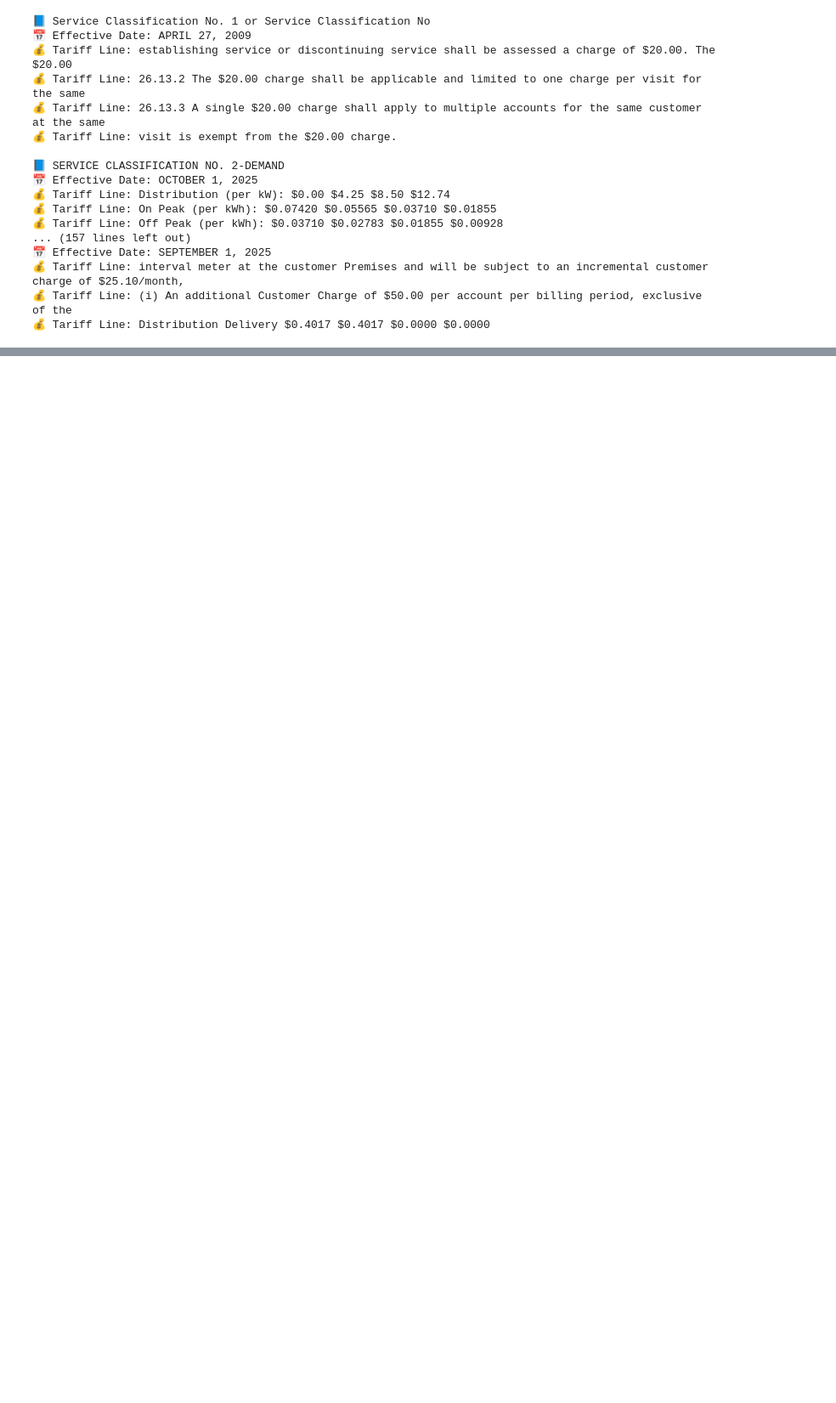
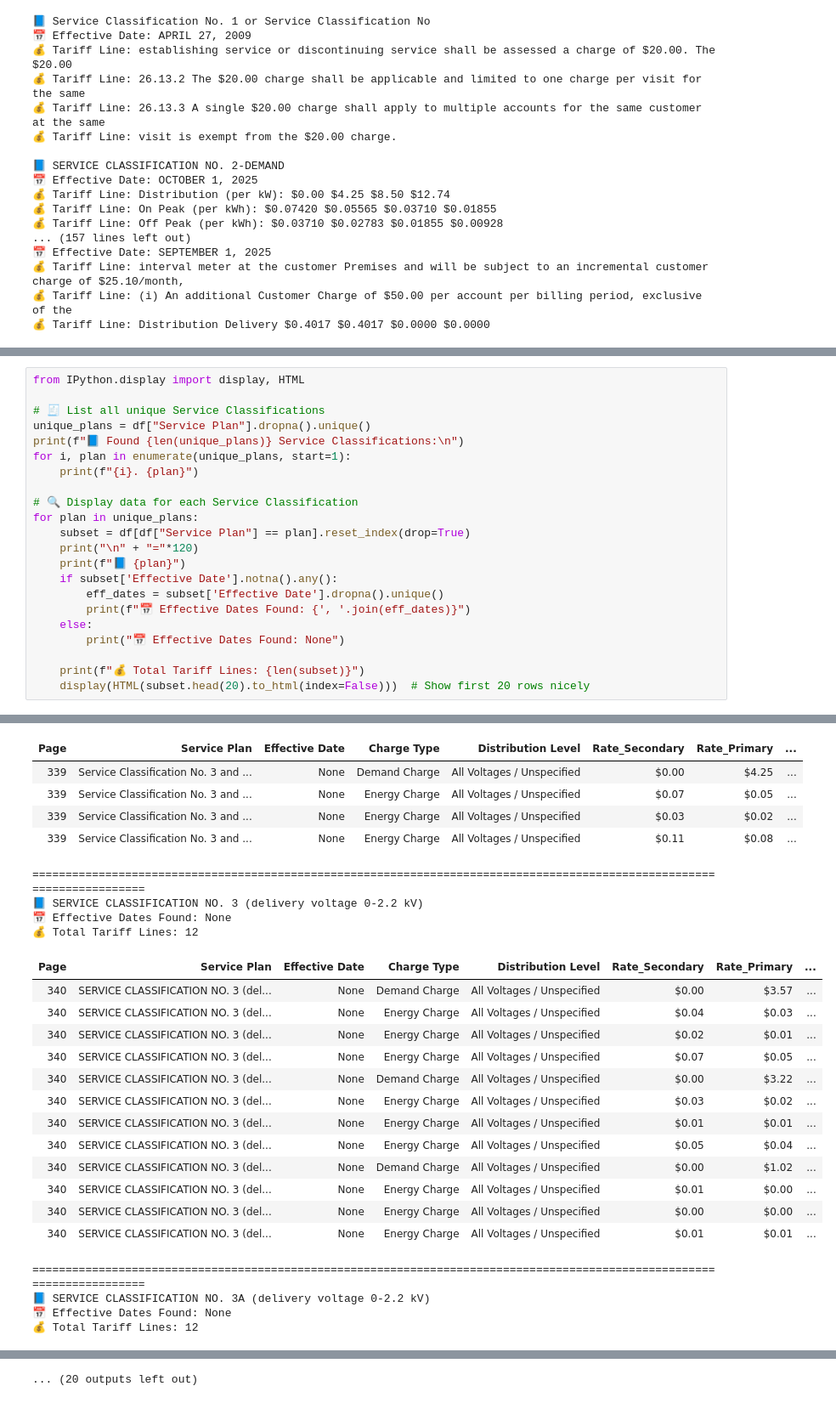
Before and after one commit to harshalsp0011/utility-billing-ai, a Jupyter notebook: src/agents/tariff_analysis/tariff_pdf_parser.ipynb, the cells around one changed output, grey strips where cells are left out. Shown at 85% size. Saved outputs shown, nothing was run; the diff lists cells and outputs as text; blank space fills up the shorter version.

Commit message:
Ran few test on the tariff rules

```diff
--- a/src/agents/tariff_analysis/tariff_pdf_parser.ipynb
+++ b/src/agents/tariff_analysis/tariff_pdf_parser.ipynb
@@ -107,0 +470,23 @@ else:
+# %%
+from IPython.display import display, HTML
+
+# 🧾 List all unique Service Classifications
+unique_plans = df["Service Plan"].dropna().unique()
+print(f"📘 Found {len(unique_plans)} Service Classifications:\n")
+for i, plan in enumerate(unique_plans, start=1):
+    print(f"{i}. {plan}")
+
+# 🔍 Display data for each Service Classification
+for plan in unique_plans:
+    subset = df[df["Service Plan"] == plan].reset_index(drop=True)
+    print("\n" + "="*120)
+    print(f"📘 {plan}")
+    if subset['Effective Date'].notna().any():
+        eff_dates = subset['Effective Date'].dropna().unique()
+        print(f"📅 Effective Dates Found: {', '.join(eff_dates)}")
+    else:
+        print("📅 Effective Dates Found: None")
+
+    print(f"💰 Total Tariff Lines: {len(subset)}")
+    display(HTML(subset.head(20).to_html(index=False)))  # Show first 20 rows nicely
+# %% [output]
@@ -107,0 +519,26 @@ else:
+| Page | Service Plan | Effective Date | Charge Type | Distribution Level | Rate_Secondary | Rate_Primary | ... |
+| 339 | Service Classification No. 3 and ... | None | Demand Charge | All Voltages / Unspecified | $0.00 | $4.25 | ... |
+| 339 | Service Classification No. 3 and ... | None | Energy Charge | All Voltages / Unspecified | $0.07 | $0.05 | ... |
+| 339 | Service Classification No. 3 and ... | None | Energy Charge | All Voltages / Unspecified | $0.03 | $0.02 | ... |
+| 339 | Service Classification No. 3 and ... | None | Energy Charge | All Voltages / Unspecified | $0.11 | $0.08 | ... |
+========================================================================================================================
+📘 SERVICE CLASSIFICATION NO. 3 (delivery voltage 0-2.2 kV)
+📅 Effective Dates Found: None
+💰 Total Tariff Lines: 12
+| Page | Service Plan | Effective Date | Charge Type | Distribution Level | Rate_Secondary | Rate_Primary | ... |
+| 340 | SERVICE CLASSIFICATION NO. 3 (del... | None | Demand Charge | All Voltages / Unspecified | $0.00 | $3.57 | ... |
+| 340 | SERVICE CLASSIFICATION NO. 3 (del... | None | Energy Charge | All Voltages / Unspecified | $0.04 | $0.03 | ... |
+| 340 | SERVICE CLASSIFICATION NO. 3 (del... | None | Energy Charge | All Voltages / Unspecified | $0.02 | $0.01 | ... |
+| 340 | SERVICE CLASSIFICATION NO. 3 (del... | None | Energy Charge | All Voltages / Unspecified | $0.07 | $0.05 | ... |
+| 340 | SERVICE CLASSIFICATION NO. 3 (del... | None | Demand Charge | All Voltages / Unspecified | $0.00 | $3.22 | ... |
+| 340 | SERVICE CLASSIFICATION NO. 3 (del... | None | Energy Charge | All Voltages / Unspecified | $0.03 | $0.02 | ... |
+| 340 | SERVICE CLASSIFICATION NO. 3 (del... | None | Energy Charge | All Voltages / Unspecified | $0.01 | $0.01 | ... |
+| 340 | SERVICE CLASSIFICATION NO. 3 (del... | None | Energy Charge | All Voltages / Unspecified | $0.05 | $0.04 | ... |
+| 340 | SERVICE CLASSIFICATION NO. 3 (del... | None | Demand Charge | All Voltages / Unspecified | $0.00 | $1.02 | ... |
+| 340 | SERVICE CLASSIFICATION NO. 3 (del... | None | Energy Charge | All Voltages / Unspecified | $0.01 | $0.00 | ... |
+| 340 | SERVICE CLASSIFICATION NO. 3 (del... | None | Energy Charge | All Voltages / Unspecified | $0.00 | $0.00 | ... |
+| 340 | SERVICE CLASSIFICATION NO. 3 (del... | None | Energy Charge | All Voltages / Unspecified | $0.01 | $0.01 | ... |
+========================================================================================================================
+📘 SERVICE CLASSIFICATION NO. 3A (delivery voltage 0-2.2 kV)
+📅 Effective Dates Found: None
+💰 Total Tariff Lines: 12
@@ -107,0 +574 @@ else:
+... (20 outputs left out)
```
Also changed, not shown: parts of 7 cells of this notebook, 1 other file.
